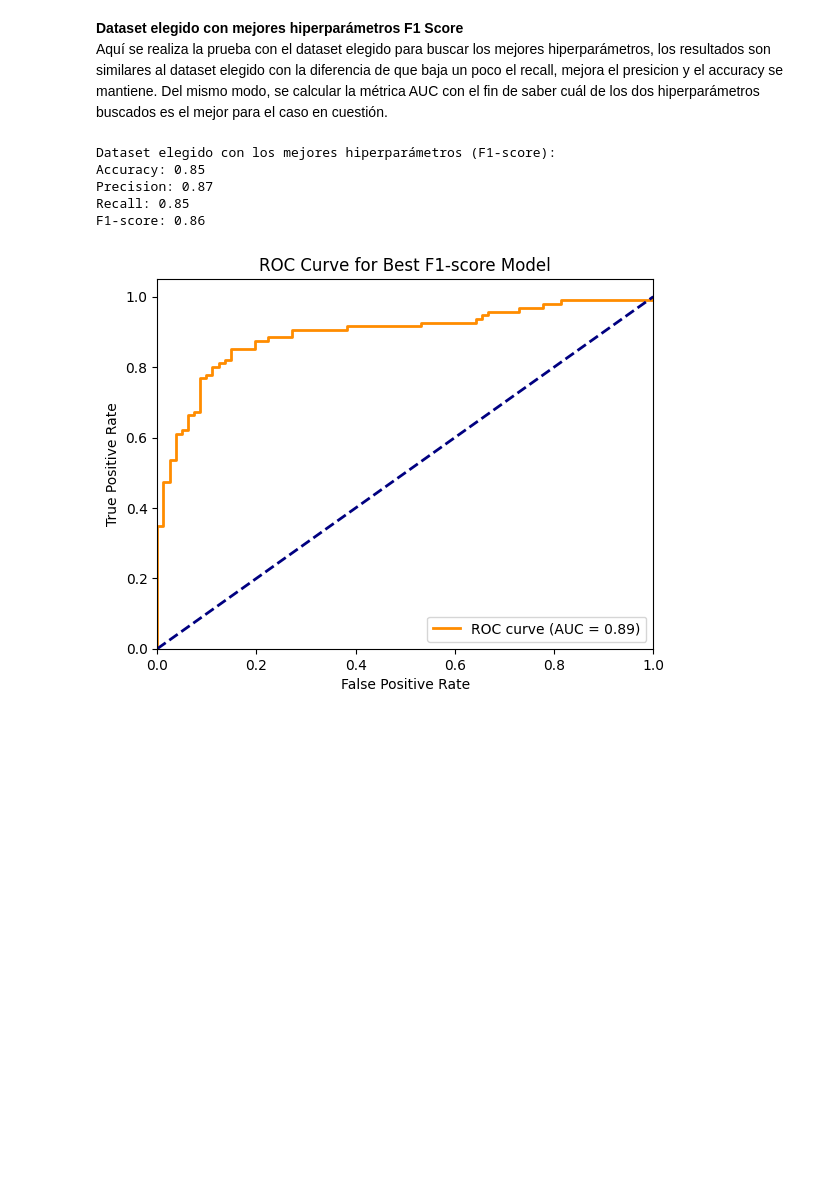
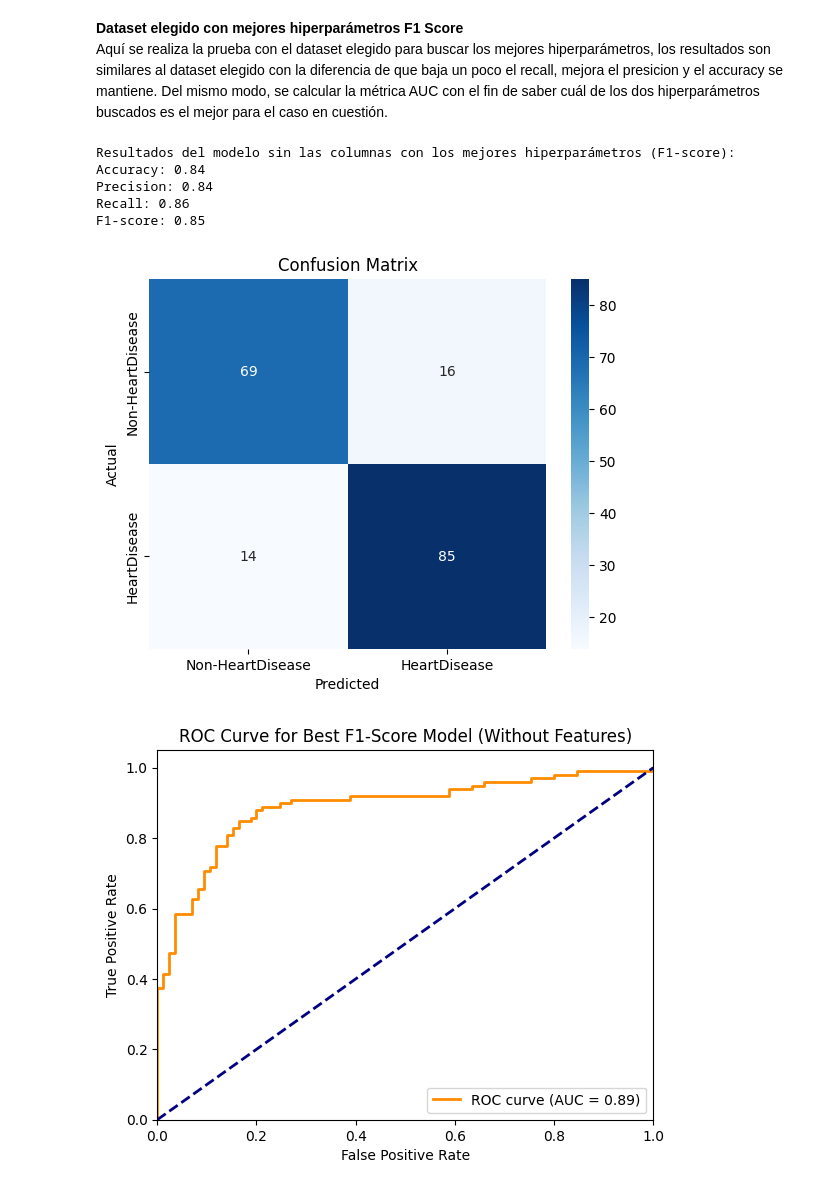
Before and after one commit to TheCsarbeat/proyecto1-IA, a Jupyter notebook: RegresionLogistica.ipynb, the cells around one changed output. Saved outputs shown, nothing was run; the diff lists cells and outputs as text; code cells hidden in the pictures; blank space fills up the shorter version.

```diff
--- a/RegresionLogistica.ipynb
+++ b/RegresionLogistica.ipynb
@@ -1165,53 +1164,59 @@ param_grid_extended = {
     'C': [0.001, 0.01, 0.1, 1, 10, 100],
     'penalty': ['l2'],
     'solver': ['newton-cg', 'lbfgs', 'liblinear', 'saga'],
     'class_weight': [None, 'balanced'],
     'fit_intercept': [True, False]
 }
 
-grid_search_f1_heart_std_no_features_no_outliers = GridSearchCV(
+import warnings
+warnings.filterwarnings("ignore")
+
+grid_search_f1_no_features = GridSearchCV(
     LogisticRegression(max_iter=1000),
-    param_grid_extended,
+    param_grid_no_features,
     cv=5,
     scoring='f1'
 )
-grid_search_f1_heart_std_no_features_no_outliers.fit(X_heart_train_no_features_no_outliers_std, y_heart_train_no_outliers)
+grid_search_f1_no_features.fit(X_heart_train_no_features, y_heart_train)
 
-best_params_f1_heart_std_no_features_no_outliers = grid_search_f1_heart_std_no_features_no_outliers.best_params_
-best_model_f1_heart_std_no_features_no_outliers = grid_search_f1_heart_std_no_features_no_outliers.best_estimator_
+best_params_f1_no_features = grid_search_f1_no_features.best_params_
+best_model_f1_no_features = grid_search_f1_no_features.best_estimator_
 
-y_heart_pred_best_f1_std_no_features_no_outliers = best_model_f1_heart_std_no_features_no_outliers.predict(X_heart_test_no_features_no_outliers_std)
-print("\nDataset elegido con los mejores hiperparámetros (F1-score):")
-acc_score_f1 = accuracy_score(y_heart_test_no_outliers, y_heart_pred_best_f1_std_no_features_no_outliers)
-prec_score_f1 = precision_score(y_heart_test_no_outliers, y_heart_pred_best_f1_std_no_features_no_outliers)
-recall_score_f1 = recall_score(y_heart_test_no_outliers, y_heart_pred_best_f1_std_no_features_no_outliers)
-f1_score_f1 = f1_score(y_heart_test_no_outliers, y_heart_pred_best_f1_std_no_features_no_outliers)
+y_heart_pred_best_f1_no_features = best_model_f1_no_features.predict(X_heart_test_no_features)
+print("\nResultados del modelo sin las columnas con los mejores hiperparámetros (F1-score):")
+acc_score_f1 = accuracy_score(y_heart_test, y_heart_pred_best_f1_no_features)
+prec_score_f1 = precision_score(y_heart_test, y_heart_pred_best_f1_no_features)
+recall_score_f1 = recall_score(y_heart_test, y_heart_pred_best_f1_no_features)
+f1_score_f1 = f1_score(y_heart_test, y_heart_pred_best_f1_no_features)
 print(f"Accuracy: {acc_score_f1:.2f}")
 print(f"Precision: {prec_score_f1:.2f}")
 print(f"Recall: {recall_score_f1:.2f}")
 print(f"F1-score: {f1_score_f1:.2f}")
 
-y_scores_f1 = best_model_f1_heart_std_no_features_no_outliers.predict_proba(X_heart_test_no_features_no_outliers_std)[:, 1]
-fpr_f1, tpr_f1, thresholds_f1 = roc_curve(y_heart_test_no_outliers, y_scores_f1)
+plot_confusion_matrix_Heart(y_heart_test, y_heart_pred_best_f1_no_features)
+
+y_scores_f1 = best_model_f1_no_features.predict_proba(X_heart_test_no_features)[:, 1]
+fpr_f1, tpr_f1, thresholds_f1 = roc_curve(y_heart_test, y_scores_f1)
 roc_auc_f1 = auc(fpr_f1, tpr_f1)
 
 plt.figure()
 plt.plot(fpr_f1, tpr_f1, color='darkorange', lw=2, label='ROC curve (AUC = %0.2f)' % roc_auc_f1)
 plt.plot([0, 1], [0, 1], color='navy', lw=2, linestyle='--')
 plt.xlim([0.0, 1.0])
 plt.ylim([0.0, 1.05])
 plt.xlabel('False Positive Rate')
 plt.ylabel('True Positive Rate')
-plt.title('ROC Curve for Best F1-score Model')
+plt.title('ROC Curve for Best F1-Score Model (Without Features)')
 plt.legend(loc="lower right")
 plt.show()
 # %% [output]
-Dataset elegido con los mejores hiperparámetros (F1-score):
-Accuracy: 0.85
-Precision: 0.87
-Recall: 0.85
-F1-score: 0.86
+Resultados del modelo sin las columnas con los mejores hiperparámetros (F1-score):
+Accuracy: 0.84
+Precision: 0.84
+Recall: 0.86
+F1-score: 0.85
-[figure, old version]
+[figure, new version]
+[figure, added]
 # %% [markdown]
 Continuando en la búsqueda de los mejores hiperparámetros para el modelo con el dataset ya elegido por el equipo de trabajo, ahora se probará con scoring='accuracy'.
 
```
Also changed, not shown: parts of 6 cells of this notebook.
